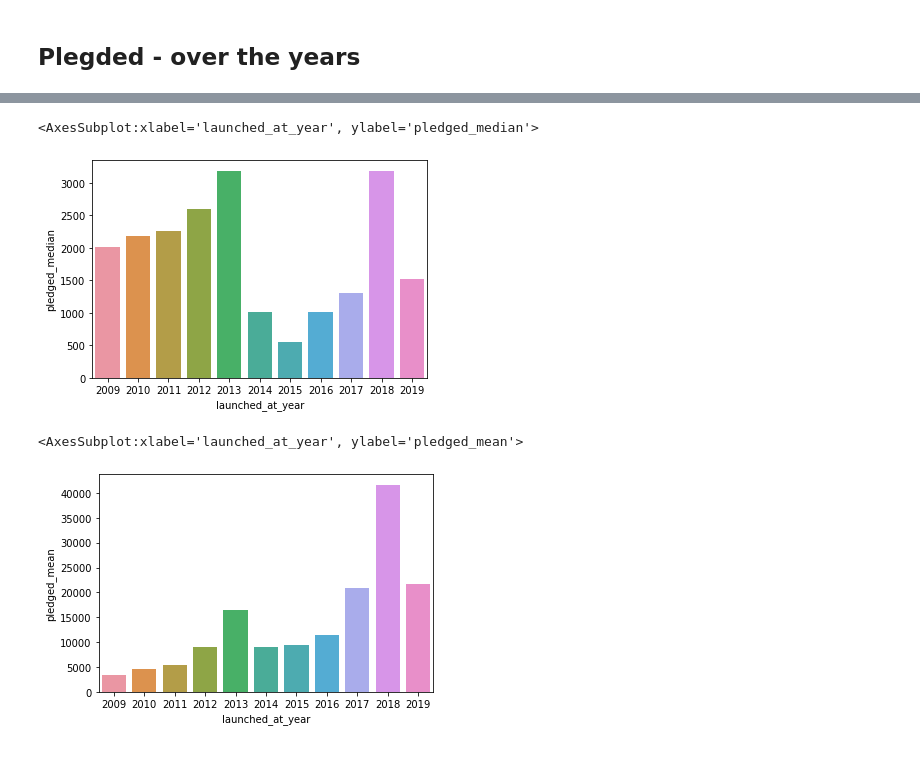
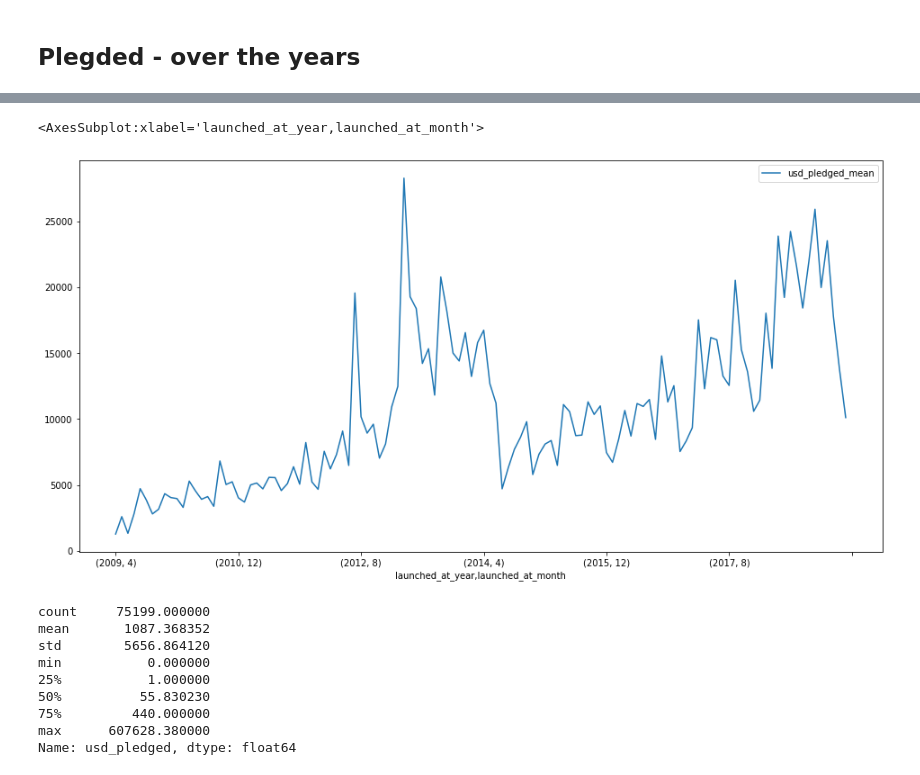
Before and after one commit to dominikmn/ds-kickstarter-project, a Jupyter notebook: 03_data_exploration.ipynb, the cells around one changed output, grey strips where cells are left out. Cells and saved outputs as stored; diff of their text form; code cells hidden in the pictures.

```diff
--- a/03_data_exploration.ipynb
+++ b/03_data_exploration.ipynb
@@ -173,12 +167,18 @@ pledged_median_per_year
 # %%
-pledged_mean_per_year = pd.pivot_table(df_full, index='launched_at_year', values='pledged', aggfunc=pd.Series.mean).rename(columns={'pledged':'pledged_mean'})
+usd_pledged_mean_per_month = pd.pivot_table(df_full, index=['launched_at_year', 'launched_at_month'], values='usd_pledged', aggfunc=pd.Series.mean).rename(columns={'usd_pledged':'usd_pledged_mean'})
+usd_pledged_mean_per_month.plot(figsize=(16,8))
+# %% [output]
+<AxesSubplot:xlabel='launched_at_year,launched_at_month'>
+[figure, added]
-# %%
-sns.barplot(data=pledged_median_per_year.reset_index(), x='launched_at_year', y='pledged_median')
-# %% [output]
-<AxesSubplot:xlabel='launched_at_year', ylabel='pledged_median'>
-[figure, removed]
-# %%
-sns.barplot(data=pledged_mean_per_year.reset_index(), x='launched_at_year', y='pledged_mean')
-# %% [output]
-<AxesSubplot:xlabel='launched_at_year', ylabel='pledged_mean'>
-[figure, removed]
+# %%
+df_small.query("state == 'failed'")['usd_pledged'].describe()
+# %% [output]
+count     75199.000000
+mean       1087.368352
+std        5656.864120
+min           0.000000
+25%           1.000000
+50%          55.830230
+75%         440.000000
+max      607628.380000
+Name: usd_pledged, dtype: float64
```
Also changed, not shown: parts of 16 cells of this notebook.
